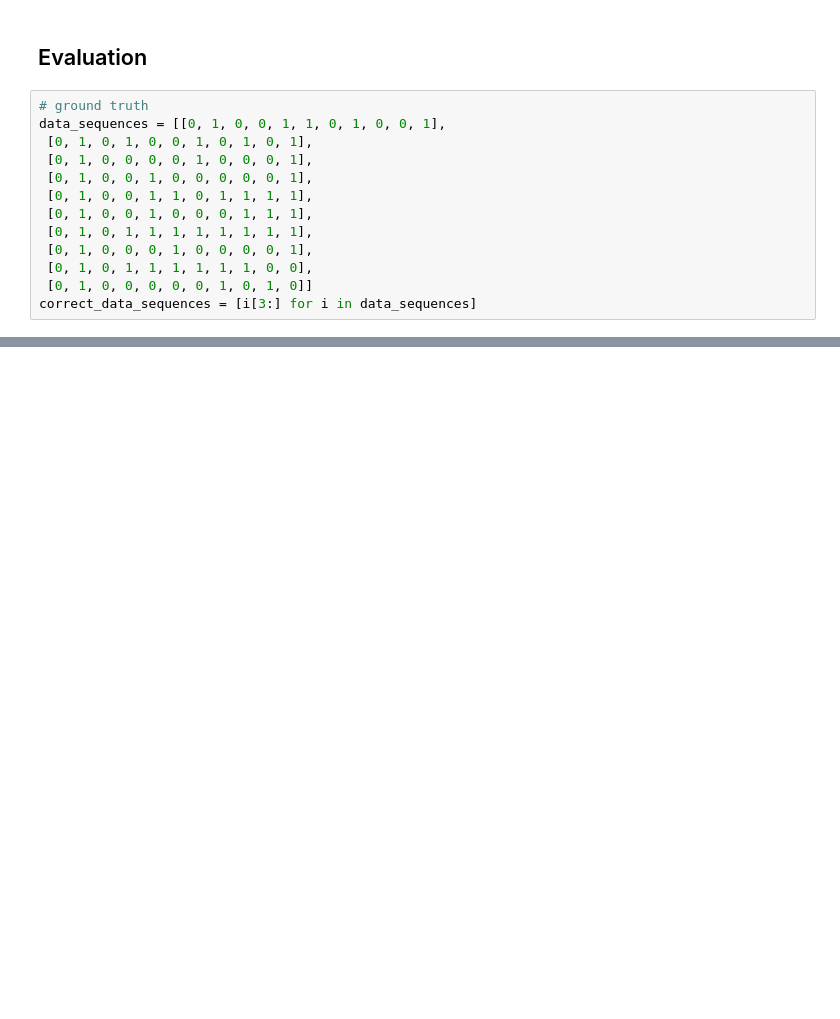
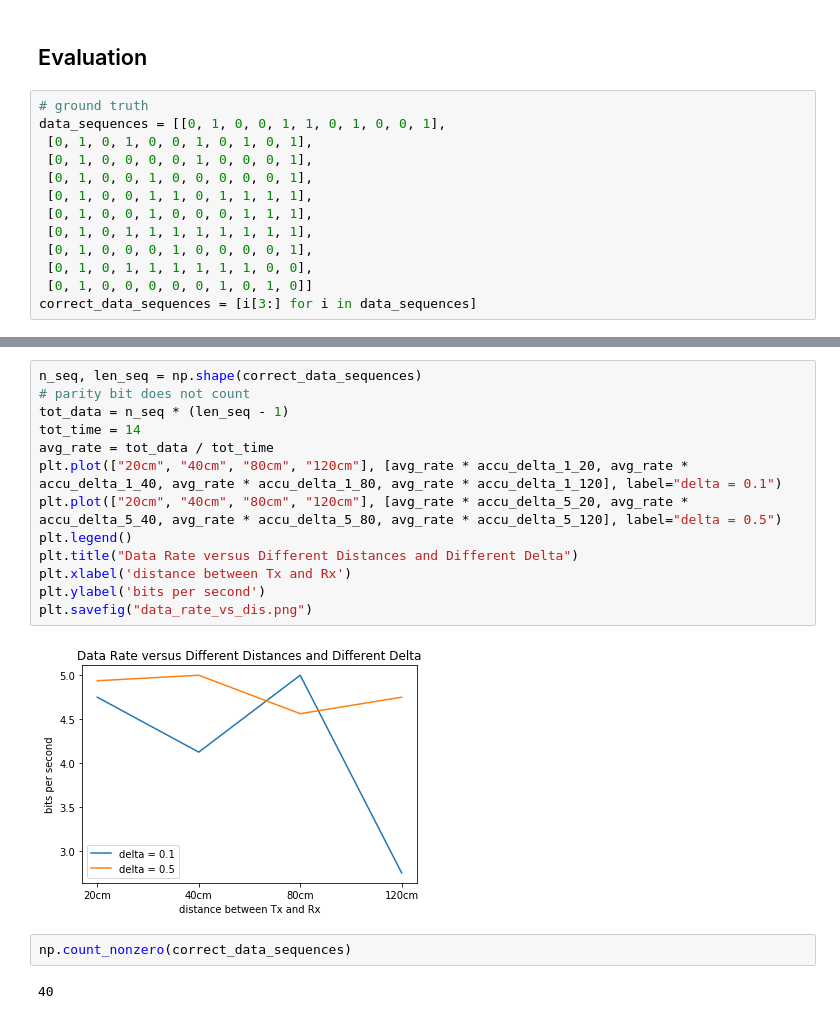
Before and after one commit to liangw6/HiLight-Capture, a Jupyter notebook: Preprocessing/post-processing.ipynb, the cells around one changed output, grey strips where cells are left out. Cells and saved outputs as stored; diff of their text form; blank space fills up the shorter version.

```diff
--- a/Preprocessing/post-processing.ipynb
+++ b/Preprocessing/post-processing.ipynb
@@ -99,0 +99,19 @@ plt.savefig("error_rate_vs_dis.png")
+# %%
+n_seq, len_seq = np.shape(correct_data_sequences)
+# parity bit does not count
+tot_data = n_seq * (len_seq - 1)
+tot_time = 14
+avg_rate = tot_data / tot_time
+plt.plot(["20cm", "40cm", "80cm", "120cm"], [avg_rate * accu_delta_1_20, avg_rate * accu_delta_1_40, avg_rate * accu_delta_1_80, avg_rate * accu_delta_1_120], label="delta = 0.1")
+plt.plot(["20cm", "40cm", "80cm", "120cm"], [avg_rate * accu_delta_5_20, avg_rate * accu_delta_5_40, avg_rate * accu_delta_5_80, avg_rate * accu_delta_5_120], label="delta = 0.5")
+plt.legend()
+plt.title("Data Rate versus Different Distances and Different Delta")
+plt.xlabel('distance between Tx and Rx')
+plt.ylabel('bits per second')
+plt.savefig("data_rate_vs_dis.png")
+# %% [output]
+[figure, added]
+# %%
+np.count_nonzero(correct_data_sequences)
+# %% [output]
+40
```
Also changed, not shown: parts of 7 cells of this notebook, 4 other files.
